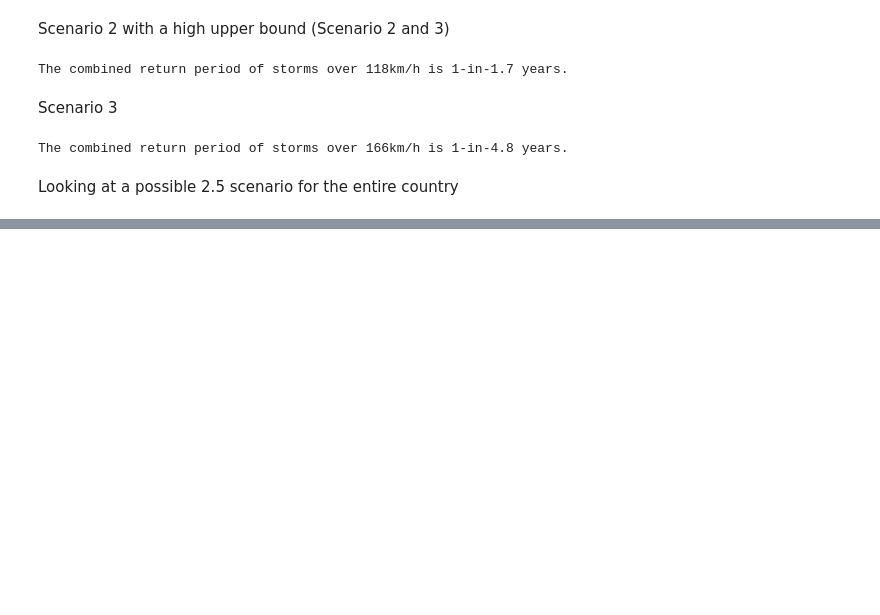
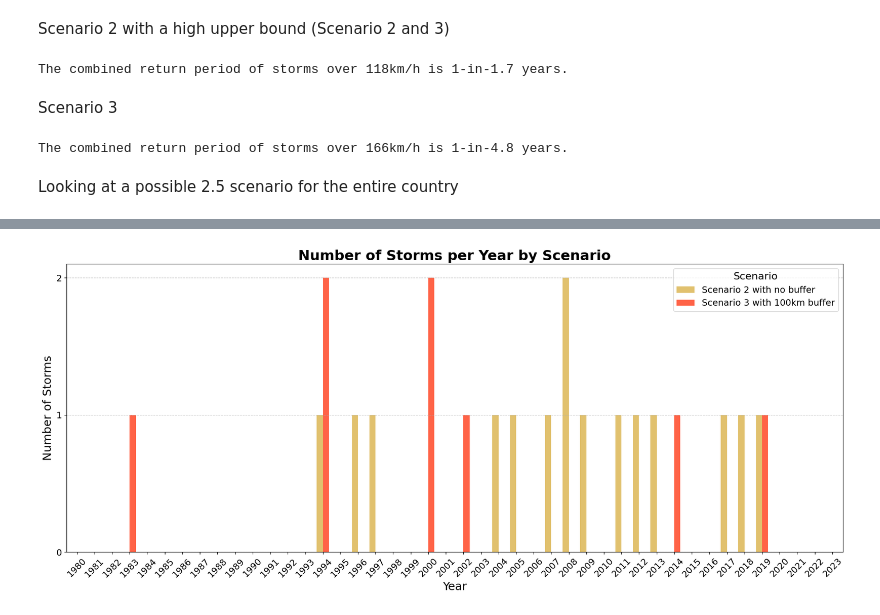
Before and after one commit to OCHA-DAP/ds-aa-mdg-storms, a Jupyter notebook: analysis/01.0_return_period_ibtracs.ipynb, the cells around one changed output, grey strips where cells are left out. Saved outputs shown, nothing was run; the diff lists cells and outputs as text; code cells hidden in the pictures; blank space fills up the shorter version.

Commit message:
general code clean up

```diff
--- a/analysis/01.0_return_period_ibtracs.ipynb
+++ b/analysis/01.0_return_period_ibtracs.ipynb
@@ -602,3 +564,53 @@ plt.show()
+# %%
+# Define custom colors for each scenario
+tomato = "#FF6347"  # Tomato color
+dull_yellow = "#E1C16E"  # Dull yellow color
+
+# Plotting with customizations
+fig, ax = plt.subplots(
+    figsize=(18, 8)
+)  # Increased size for better readability
+
+# Plot the bar chart with customized colors
+storm_counts = (
+    storm_data_df.groupby(["year", "type"]).size().unstack(fill_value=0)
+)
+all_years = range(1980, 2024)
+storm_counts = storm_counts.reindex(all_years, fill_value=0)
+storm_counts.plot(kind="bar", ax=ax, width=0.7, color=[dull_yellow, tomato])
+
+# Customizing plot
+plt.title(
+    "Number of Storms per Year by Scenario",
+    fontsize=22,
+    weight="bold",
+    ha="center",
+)
+plt.xlabel("Year", fontsize=18)
+plt.ylabel("Number of Storms", fontsize=18)
+
+# Adjusting x-axis tick labels to make them more readable
+plt.xticks(rotation=45, ha="right", fontsize=14)
+xticks = range(len(storm_counts))
+ax.set_xticks(xticks)
+ax.set_xticklabels(storm_counts.index, ha="center")
+
+# Adjusting y-axis ticks for cleaner presentation
+plt.yticks(range(0, int(storm_counts.values.max()) + 1), fontsize=14)
+
+# Adding gridlines to make the chart more readable
+plt.grid(axis="y", linestyle="--", alpha=0.7)
+
+# Customizing legend with a title and placing it in a better position
+plt.legend(title="Scenario", title_fontsize=16, loc="upper right", fontsize=14)
+
+# Tight layout to ensure everything fits without overlap
+plt.tight_layout()
+
+# Show the plot
+plt.show()
+# %% [output]
+[figure, added]
 # %%
 # Function to calculate the return period for a given wind speed threshold and buffer zone
 
```
Also changed, not shown: parts of 21 cells of this notebook.
